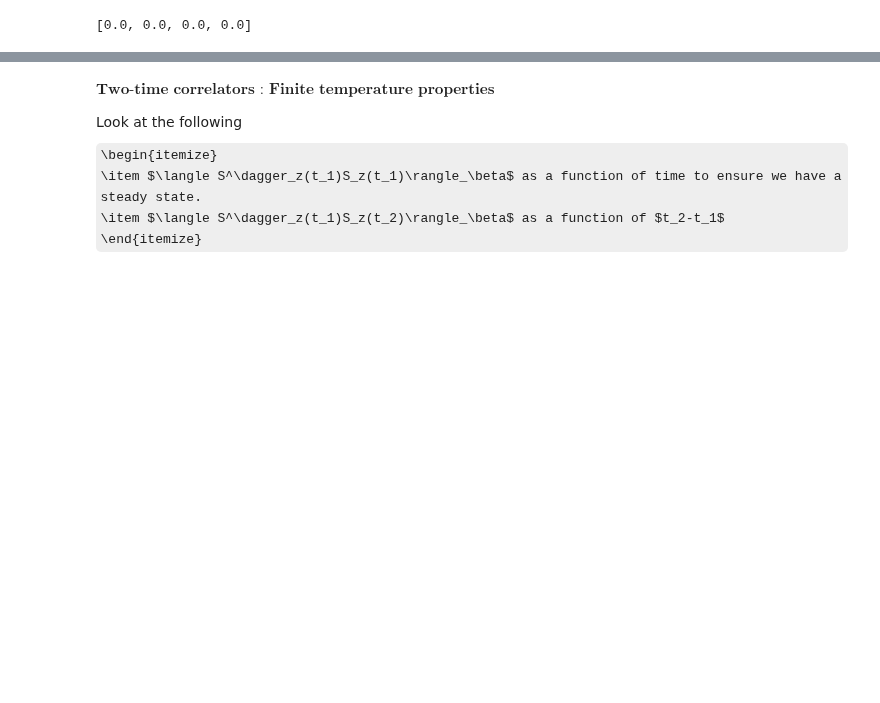
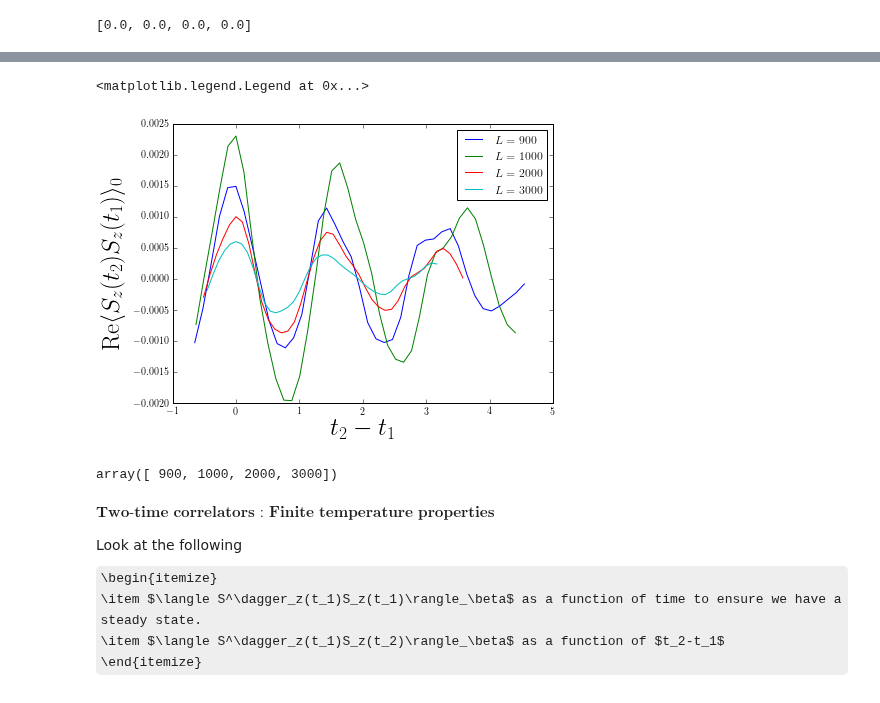
Before and after one commit to paraj003/LMG_quench, a Jupyter notebook: LMG_sim.ipynb, the cells around one changed output, grey strips where cells are left out. Cells and saved outputs as stored; diff of their text form; code cells hidden in the pictures; some formulas as TeX source; blank space fills up the shorter version.

```diff
--- a/LMG_sim.ipynb
+++ b/LMG_sim.ipynb
@@ -1044,3 +1112,30 @@ plt.suptitle('Quench from \\{$\\gamma_z= %.1f $, $\\gamma_{y}= %.1f $, $\Gamma=%
+# %%
+#finite size scaling collapse
+mtR=0.3
+mzR=0.5
+plt.figure(figsize=[15,5])
+plt.subplot(1,2,1)
+for L,p in zip(Larr_nonzero[8:],range(3,np.size(Larr_nonzero))):
+    #print(L)
+    plt.plot((t2arr-t1arr[0])/L**mtR,(np.real(correlationyvals[:,p]))/L**(2-mzR),'-',label='$L=%d$'% L)
+#plt.plot(t2arr-t1arr[0],analytic_correlation_real,label='Analytic')
+plt.xlabel('$t_2-t_1$',fontsize=25)
+plt.ylabel('${\\rm Re}\\langle S_z(t_2)S_z(t_1)\\rangle_0$',fontsize=25)
+plt.legend()
+#plt.subplot(1,3,3)
+#plt.plot(t2arr-t1arr[0],np.imag(correlationzvals[:,-1]),'-',label='Numeric')
+#plt.plot(t2arr-t1arr[0],analytic_correlation_imag,label='Analytic')
+#plt.xlabel('$t_2-t_1$',fontsize=25)
+#plt.ylabel('${\\rm Im}\\langle S_z(t_2)S_z(t_1)\\rangle_0$',fontsize=25)
+#plt.legend()#bbox_to_anchor=(1.95,0.5),fontsize=25)
+# %% [output]
+<matplotlib.legend.Legend at 0x...>
+[figure, added]
+# %%
+np.array(range(8,np.size(Larr)))
+Larr[8:]
+# %% [output]
+array([ 900, 1000, 2000, 3000])
 # %% [markdown]
 $\textbf {Two-time correlators : Finite temperature properties}$
 
```
Also changed, not shown: parts of 23 cells of this notebook, 1 other file.
